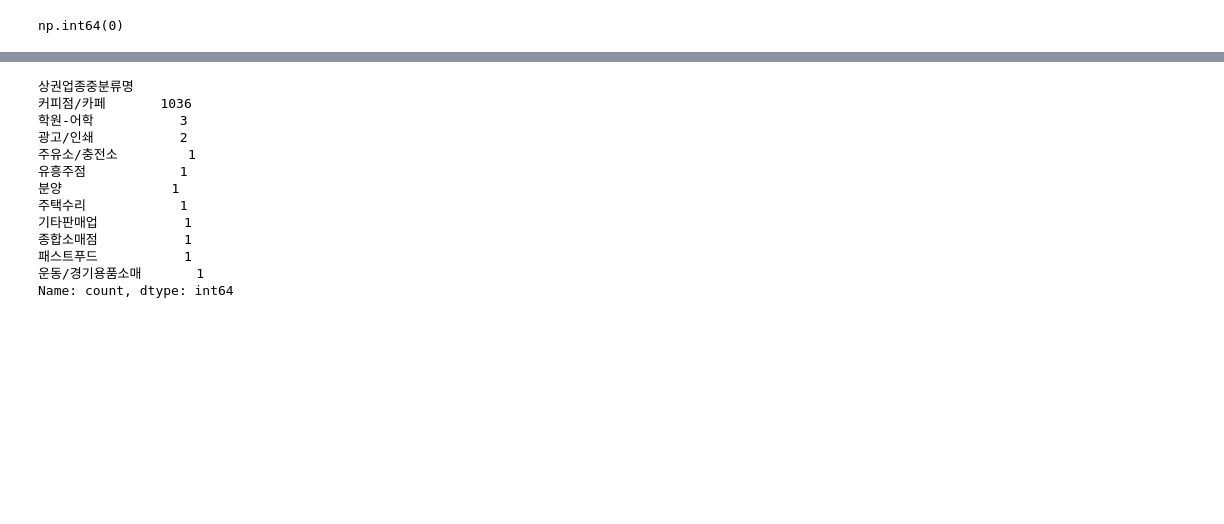
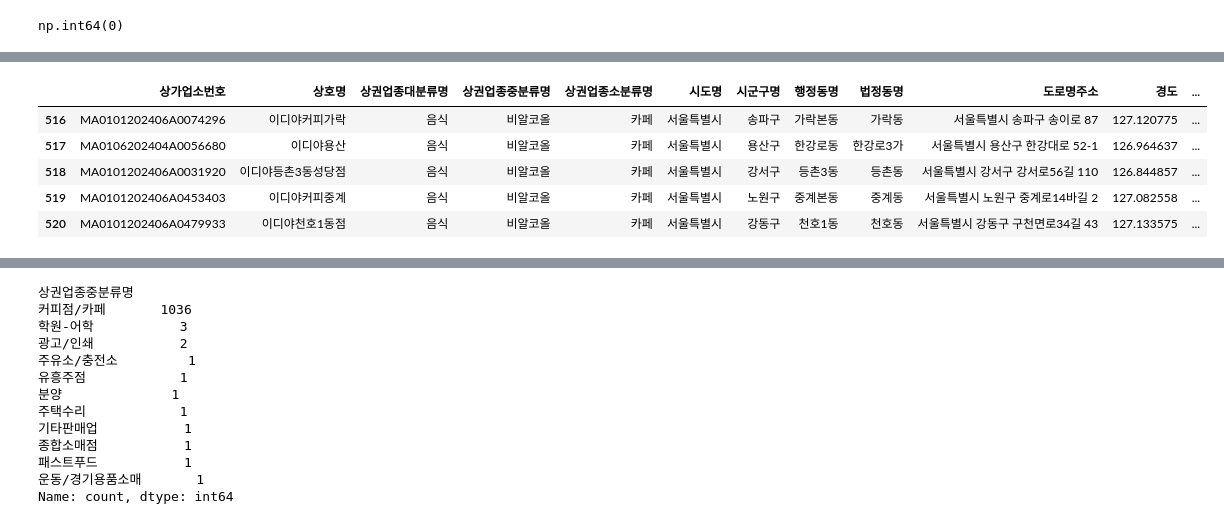
Before and after one commit to hugoMGSung/works-need-it-data-analysis, a Jupyter notebook: study_bigdata/day06/스타벅스_이디야_매장_분석.ipynb, the cells around one changed output, grey strips where cells are left out. Cells and saved outputs as stored; diff of their text form; code cells hidden in the pictures; blank space fills up the shorter version.

```diff
--- a/study_bigdata/day06/스타벅스_이디야_매장_분석.ipynb
+++ b/study_bigdata/day06/스타벅스_이디야_매장_분석.ipynb
@@ -199,0 +217,9 @@ df_cafe[["상호명_소문자", "브랜드명"]].tail()
+# %%
+df_cafe.tail()
+# %% [output]
+|  | 상가업소번호 | 상호명 | 상권업종대분류명 | 상권업종중분류명 | 상권업종소분류명 | 시도명 | 시군구명 | 행정동명 | 법정동명 | 도로명주소 | 경도 | ... |
+| 516 | MA0101202406A0074296 | 이디야커피가락 | 음식 | 비알코올 | 카페 | 서울특별시 | 송파구 | 가락본동 | 가락동 | 서울특별시 송파구 송이로 87 | 127.120775 | ... |
+| 517 | MA0106202404A0056680 | 이디야용산 | 음식 | 비알코올 | 카페 | 서울특별시 | 용산구 | 한강로동 | 한강로3가 | 서울특별시 용산구 한강대로 52-1 | 126.964637 | ... |
+| 518 | MA0101202406A0031920 | 이디야등촌3동성당점 | 음식 | 비알코올 | 카페 | 서울특별시 | 강서구 | 등촌3동 | 등촌동 | 서울특별시 강서구 강서로56길 110 | 126.844857 | ... |
+| 519 | MA0101202406A0453403 | 이디야커피중계 | 음식 | 비알코올 | 카페 | 서울특별시 | 노원구 | 중계본동 | 중계동 | 서울특별시 노원구 중계로14바길 2 | 127.082558 | ... |
+| 520 | MA0101202406A0479933 | 이디야천호1동점 | 음식 | 비알코올 | 카페 | 서울특별시 | 강동구 | 천호1동 | 천호동 | 서울특별시 강동구 구천면로34길 43 | 127.133575 | ... |
```
Also changed, not shown: parts of 29 cells of this notebook, 4 other files.
